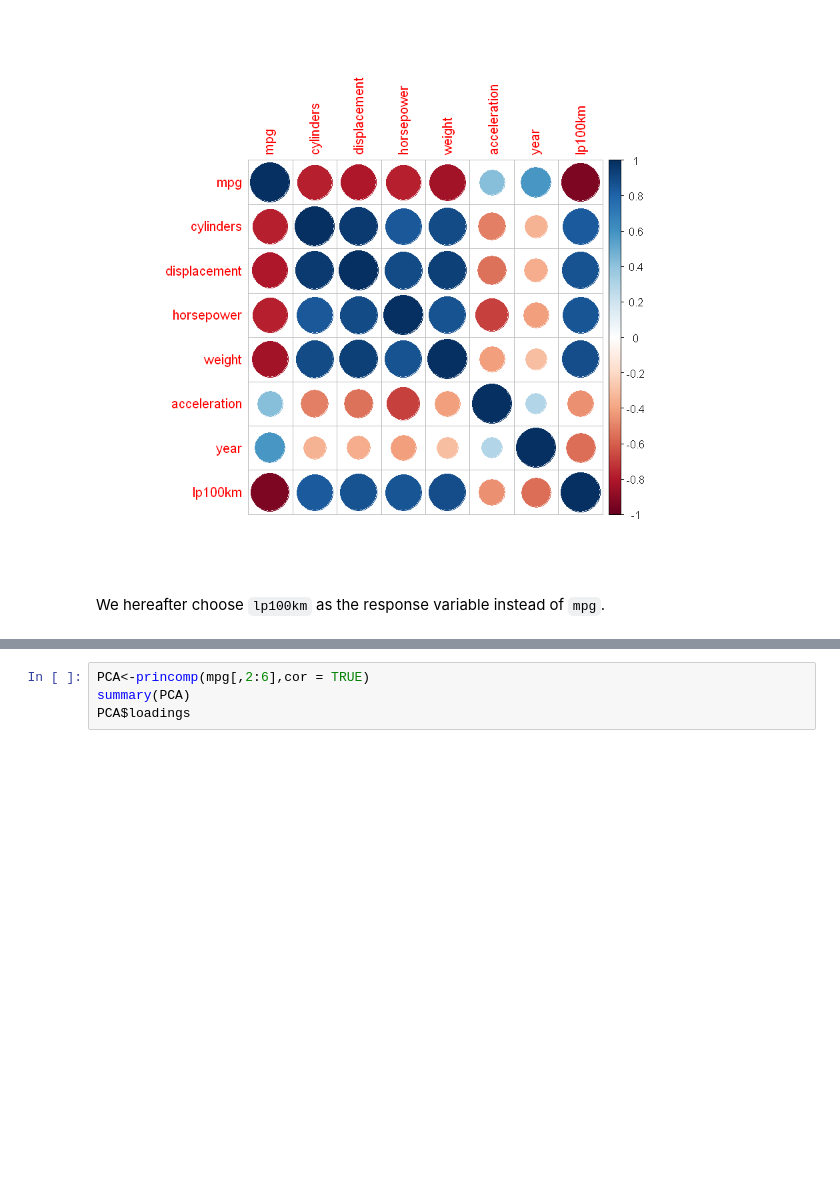
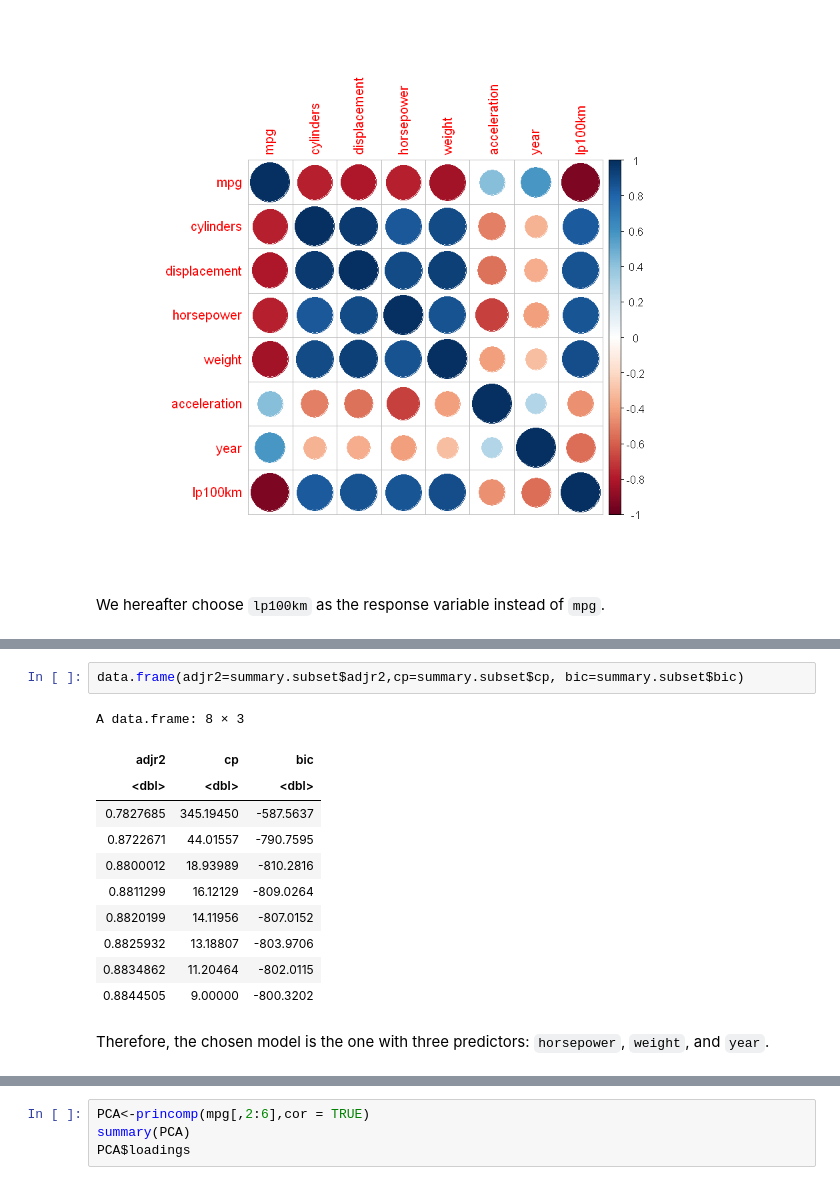
Before and after one commit to KillingVectorField/STA232-Final-Project, a Jupyter notebook: mpg.ipynb, the cells around one changed output, grey strips where cells are left out. Drawn from its saved outputs; the diff is of its cells as text; blank space fills up the shorter version.

```diff
--- a/mpg.ipynb
+++ b/mpg.ipynb
@@ -97,0 +122,16 @@ We hereafter choose `lp100km` as the response variable instead of `mpg`.
+# %%
+data.frame(adjr2=summary.subset$adjr2,cp=summary.subset$cp, bic=summary.subset$bic)
+# %% [output]
+A data.frame: 8 × 3
+| adjr2 | cp | bic |
+| <dbl> | <dbl> | <dbl> |
+| 0.7827685 | 345.19450 | -587.5637 |
+| 0.8722671 | 44.01557 | -790.7595 |
+| 0.8800012 | 18.93989 | -810.2816 |
+| 0.8811299 | 16.12129 | -809.0264 |
+| 0.8820199 | 14.11956 | -807.0152 |
+| 0.8825932 | 13.18807 | -803.9706 |
+| 0.8834862 | 11.20464 | -802.0115 |
+| 0.8844505 | 9.00000 | -800.3202 |
+# %% [markdown]
+Therefore, the chosen model is the one with three predictors: `horsepower`, `weight`, and `year`.
```
Also changed, not shown: parts of 17 cells of this notebook.
